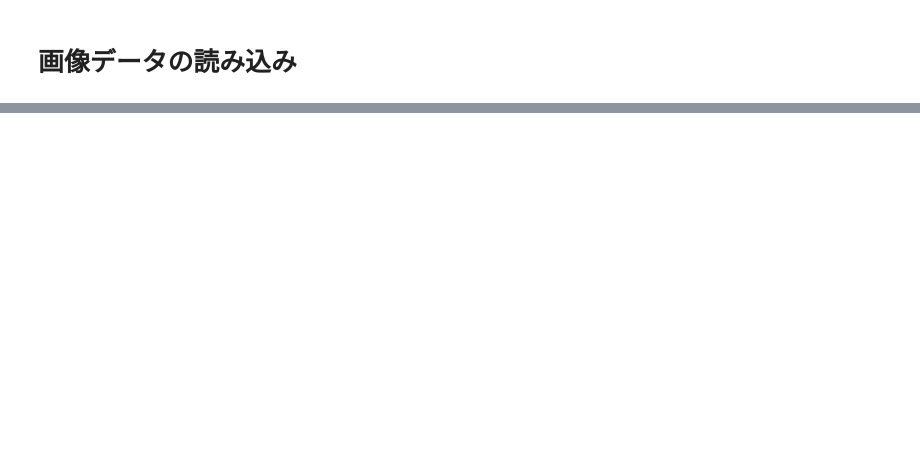
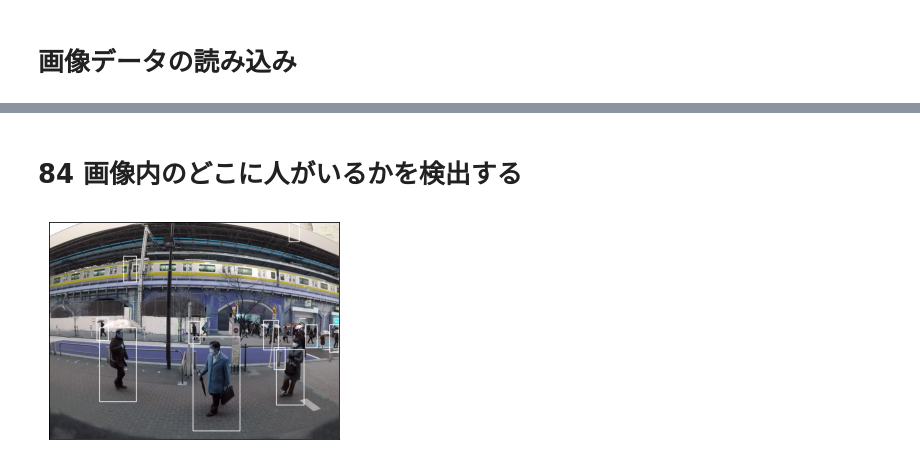
Before and after one commit to letitride/PandasDataAnalyze, a Jupyter notebook: chapter09/ch09.ipynb, the cells around one changed output, grey strips where cells are left out. Cells and saved outputs as stored; diff of their text form; code cells hidden in the pictures; blank space fills up the shorter version.

```diff
--- a/chapter09/ch09.ipynb
+++ b/chapter09/ch09.ipynb
@@ -24,0 +93,28 @@ plt.show()
+# %% [markdown]
+# 84 画像内のどこに人がいるかを検出する
+# %%
+import cv2
+
+hog = cv2.HOGDescriptor()
+hog.setSVMDetector(cv2.HOGDescriptor_getDefaultPeopleDetector())
+hogParams = {
+    "winStride":(8,8),
+    "padding":(32,32),
+    "scale":1.05,
+    "hitThreshold":0,
+    "finalThreshold":5
+}
+
+img = cv2.imread("img/img01.jpg")
+gray = cv2.cvtColor(img, cv2.COLOR_BGR2GRAY)
+human, r = hog.detectMultiScale(gray, **hogParams)
+if (len(human)>0):
+    for (x, y, w, h) in human:
+        cv2.rectangle(img, (x, y), (x+w, y+h), (255,255,255), 3)
+
+
+plt.imshow(img)
+plt.xticks([]), plt.yticks([])  # to hide tick values on X and Y axis
+plt.show()
+# %% [output]
+[figure, added]
```
Also changed, not shown: parts of 6 cells of this notebook, 1 other file.
